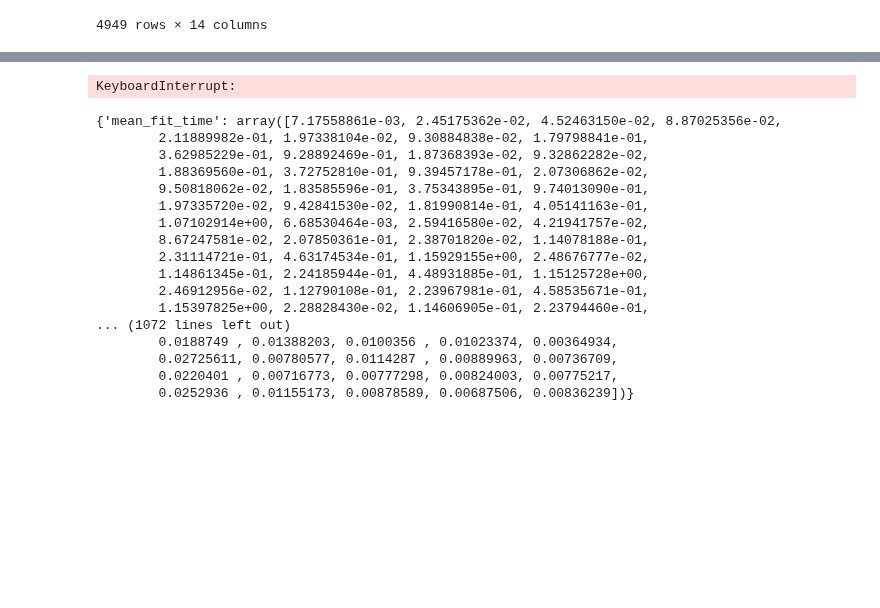
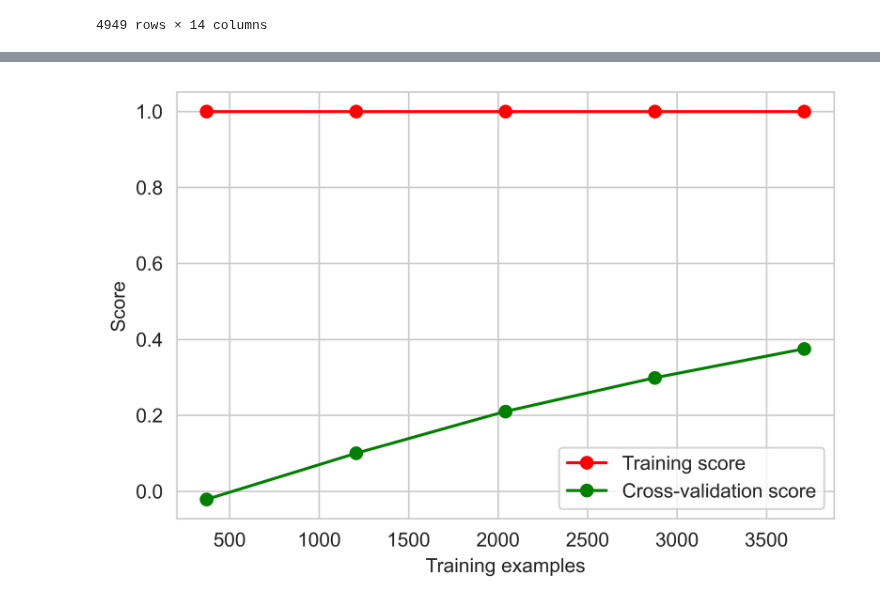
Before and after one commit to crispianm/SpotifySmartSort, a Jupyter notebook: regression/regression.ipynb, the cells around one changed output, grey strips where cells are left out. Drawn from its saved outputs; the diff is of its cells as text; code cells hidden in the pictures; blank space fills up the shorter version.

```diff
--- a/regression/regression.ipynb
+++ b/regression/regression.ipynb
@@ -61,7 +78,7 @@ sb.heatmap(abs(data.corr()), vmax = .8, square = True, annot = True)
 # FEATURE SELECTION & DATA SPLIT
 
 X_var = df.values
-y_var = labels.round(1).values
+y_var = labels[0].values
 
 X_train, X_test, y_train, y_test = train_test_split(X_var, y_var, stratify=y_var, random_state=1)
 # X_train, X_test, y_train, y_test = train_test_split(X_var, y_var, test_size = 0.2, random_state = 0)
@@ -190,33 +145,33 @@ mean_absolute_error of model is 0.18485218093699513
 from sklearn.model_selection import GridSearchCV
 from sklearn.model_selection import ShuffleSplit
 
-parameters = {'n_estimators':[10, 50, 100, 200, 500], 'max_depth':[None, 3, 4, 5, 6, 7, 8, 9, 10],
-              'min_samples_split':[1, 2, 3, 4, 5], 'min_samples_leaf':[1, 2, 3, 4, 5], 'max_leaf_nodes':[1, 2, 3, 4, 5]}
+parameters = {'n_estimators':[10, 50, 100, 200, 500, 1000], 'max_depth':[None, 3, 4, 5, 6, 7, 8, 9, 10],
+              'min_samples_split':[1, 2, 3, 4, 5]} # 'min_samples_leaf':[1, 2, 3, 4, 5], 'max_leaf_nodes':[1, 2, 3, 4, 5]}
 
-cv = ShuffleSplit(n_splits=10, test_size=0.33, random_state=0)
 RF = ExtraTreesRegressor()
 clf = GridSearchCV(RF, parameters, return_train_score=True, n_jobs=-1)
 clf.fit(X_train, y_train)
 clf.best_estimator_
-# %% [output]
-KeyboardInterrupt:
-# %%
-clf.cv_results_
-# %% [output]
-{'mean_fit_time': array([7.17558861e-03, 2.45175362e-02, 4.52463150e-02, 8.87025356e-02,
-        2.11889982e-01, 1.97338104e-02, 9.30884838e-02, 1.79798841e-01,
-        3.62985229e-01, 9.28892469e-01, 1.87368393e-02, 9.32862282e-02,
-        1.88369560e-01, 3.72752810e-01, 9.39457178e-01, 2.07306862e-02,
-        9.50818062e-02, 1.83585596e-01, 3.75343895e-01, 9.74013090e-01,
-        1.97335720e-02, 9.42841530e-02, 1.81990814e-01, 4.05141163e-01,
-        1.07102914e+00, 6.68530464e-03, 2.59416580e-02, 4.21941757e-02,
-        8.67247581e-02, 2.07850361e-01, 2.38701820e-02, 1.14078188e-01,
-        2.31114721e-01, 4.63174534e-01, 1.15929155e+00, 2.48676777e-02,
-        1.14861345e-01, 2.24185944e-01, 4.48931885e-01, 1.15125728e+00,
-        2.46912956e-02, 1.12790108e-01, 2.23967981e-01, 4.58535671e-01,
-        1.15397825e+00, 2.28828430e-02, 1.14606905e-01, 2.23794460e-01,
-... (1072 lines left out)
-        0.0188749 , 0.01388203, 0.0100356 , 0.01023374, 0.00364934,
-        0.02725611, 0.00780577, 0.0114287 , 0.00889963, 0.00736709,
-        0.0220401 , 0.00716773, 0.00777298, 0.00824003, 0.00775217,
-        0.0252936 , 0.01155173, 0.00878589, 0.00687506, 0.00836239])}
+# %%
+from sklearn.model_selection import learning_curve
+
+cv = ShuffleSplit(n_splits=10, test_size=0.25, random_state=0)
+estimator = ExtraTreesRegressor(n_estimators=1000)
+# %%
+train_sizes, train_scores, test_scores, fit_times, _ = learning_curve(estimator, X_var, y_var, train_sizes=np.linspace(0.1, 1.0, 5), return_times=True, cv=cv)
+# %%
+train_scores_mean = np.mean(train_scores, axis=1)
+test_scores_mean = np.mean(test_scores, axis=1)
+
+import matplotlib as mpl
+mpl.rcParams['figure.dpi'] = 600
+# %%
+_, axes = plt.subplots(figsize=[6,4])
+axes.plot(train_sizes, train_scores_mean, "o-", color="r", label="Training score")
+axes.plot(train_sizes, test_scores_mean, "o-", color="g", label="Cross-validation score")
+axes.legend(loc='best')
+axes.set_xlabel("Training examples")
+axes.set_ylabel("Score")
+plt.show()
+# %% [output]
+[figure, added]
```
Also changed, not shown: parts of 11 cells of this notebook, 17 other files.
